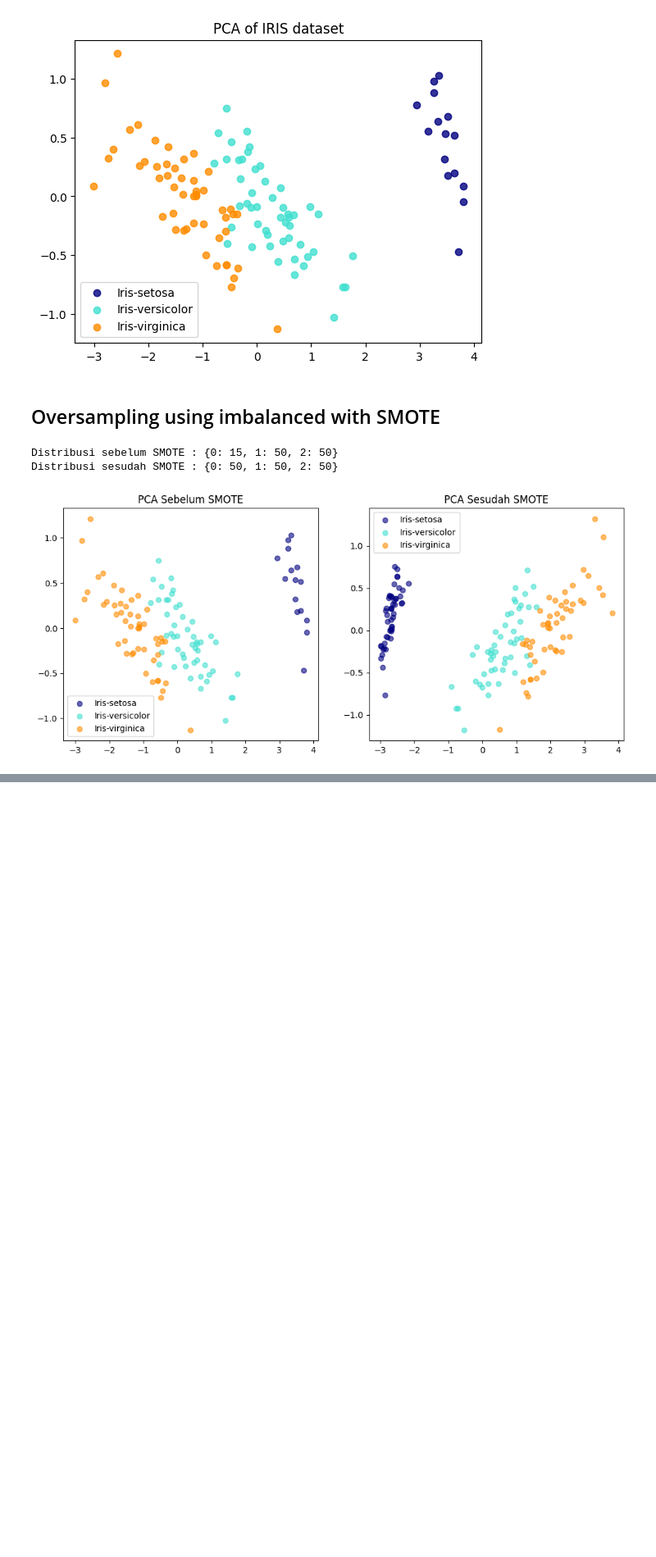
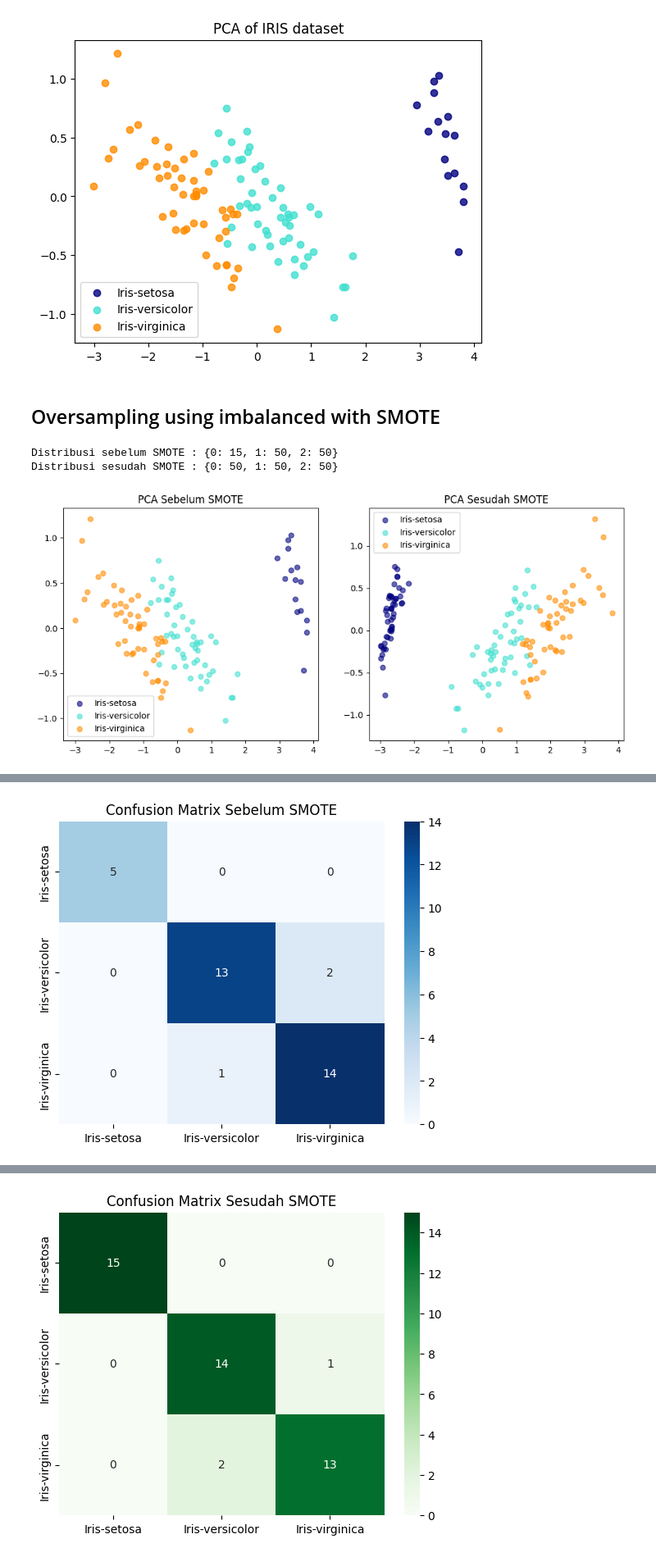
Before and after one commit to Mufid-031/PSD, a Jupyter notebook: proyek-sains-data/oversampling.ipynb, the cells around one changed output, grey strips where cells are left out. Shown at 82% size. Drawn from its saved outputs; the diff is of its cells as text; code cells hidden in the pictures; blank space fills up the shorter version.

Commit message:
add bagging classifier

```diff
--- a/proyek-sains-data/oversampling.ipynb
+++ b/proyek-sains-data/oversampling.ipynb
@@ -125,0 +195,78 @@ Distribusi sesudah SMOTE : {0: 50, 1: 50, 2: 50}
+# %%
+from sklearn.svm import SVC
+import matplotlib.pyplot as plt
+from sklearn.decomposition import PCA
+from sklearn.preprocessing import LabelEncoder
+from imblearn.over_sampling import SMOTE
+import numpy as np
+from sklearn.model_selection import train_test_split
+from sklearn.metrics import classification_report, accuracy_score, confusion_matrix
+from sklearn.ensemble import BaggingClassifier
+from sklearn.tree import DecisionTreeClassifier
+from sklearn.naive_bayes import GaussianNB
+import seaborn as sns
+
+# Pisahkan fitur & target
+X = df[["SepalLengthCm", "SepalWidthCm", "PetalLengthCm", "PetalWidthCm"]].values
+y = LabelEncoder().fit_transform(df["Species"])
+target_names = df["Species"].unique()
+
+# Oversampling dengan SMOTE
+smote = SMOTE(random_state=42)
+X_res, y_res = smote.fit_resample(X, y)
+
+print("Distribusi sebelum SMOTE :", dict(zip(*np.unique(y, return_counts=True))))
+print("Distribusi sesudah SMOTE :", dict(zip(*np.unique(y_res, return_counts=True))))
+
+# ======================================================
+# 1. Bagging Classifier pada data sebelum SMOTE
+# ======================================================
+X_train, X_test, y_train, y_test = train_test_split(
+    X, y, test_size=0.3, random_state=42, stratify=y
+)
+
+bag_before = BaggingClassifier(
+    estimator=DecisionTreeClassifier(),
+    n_estimators=100,
+    random_state=42
+)
+bag_before.fit(X_train, y_train)
+y_pred_before = bag_before.predict(X_test)
+
+print("\n=== Hasil Bagging Sebelum SMOTE ===")
+print("Akurasi:", accuracy_score(y_test, y_pred_before))
+print(classification_report(y_test, y_pred_before, target_names=target_names))
+
+# Confusion matrix
+cm_before = confusion_matrix(y_test, y_pred_before)
+sns.heatmap(cm_before, annot=True, fmt="d", cmap="Blues",
+            xticklabels=target_names, yticklabels=target_names)
+plt.title("Confusion Matrix Sebelum SMOTE")
+plt.show()
+
+# ======================================================
+# 2. Bagging Classifier pada data sesudah SMOTE
+# ======================================================
+X_train_res, X_test_res, y_train_res, y_test_res = train_test_split(
+    X_res, y_res, test_size=0.3, random_state=42, stratify=y_res
+)
+
+bag_after = BaggingClassifier(
+    estimator=DecisionTreeClassifier(),
+    n_estimators=100,
+    random_state=42
+)
+bag_after.fit(X_train_res, y_train_res)
+y_pred_after = bag_after.predict(X_test_res)
+
+print("\n=== Hasil Bagging Sesudah SMOTE ===")
+print("Akurasi:", accuracy_score(y_test_res, y_pred_after))
+print(classification_report(y_test_res, y_pred_after, target_names=target_names))
+
+# Confusion matrix
+cm_after = confusion_matrix(y_test_res, y_pred_after)
+sns.heatmap(cm_after, annot=True, fmt="d", cmap="Greens",
+            xticklabels=target_names, yticklabels=target_names)
+plt.title("Confusion Matrix Sesudah SMOTE")
+plt.show()
+# %% [output]
@@ -125,0 +287 @@ Distribusi sesudah SMOTE : {0: 50, 1: 50, 2: 50}
+[figure, added]
@@ -125,0 +299 @@ Distribusi sesudah SMOTE : {0: 50, 1: 50, 2: 50}
+[figure, added]
```
Also changed, not shown: parts of 4 cells of this notebook.
